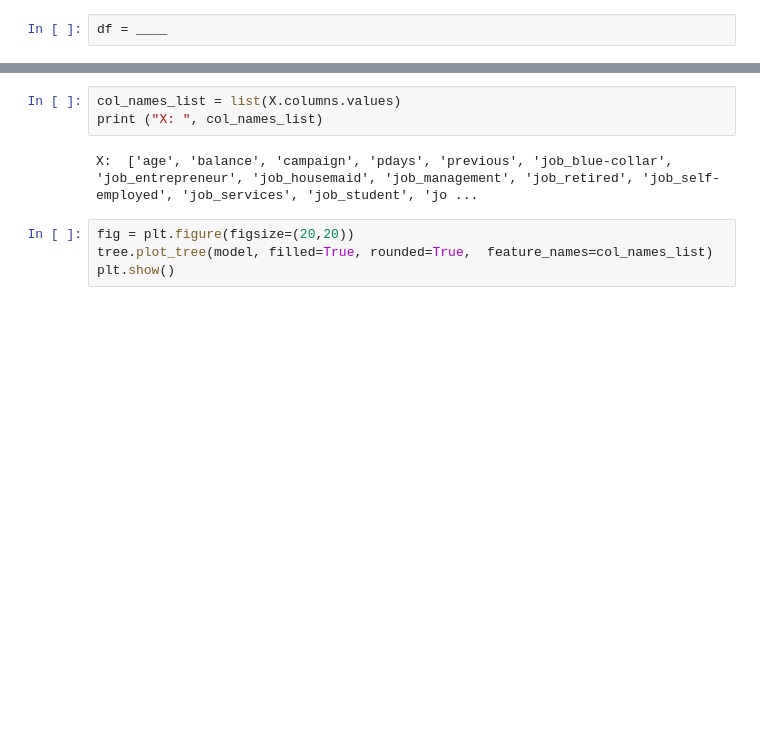
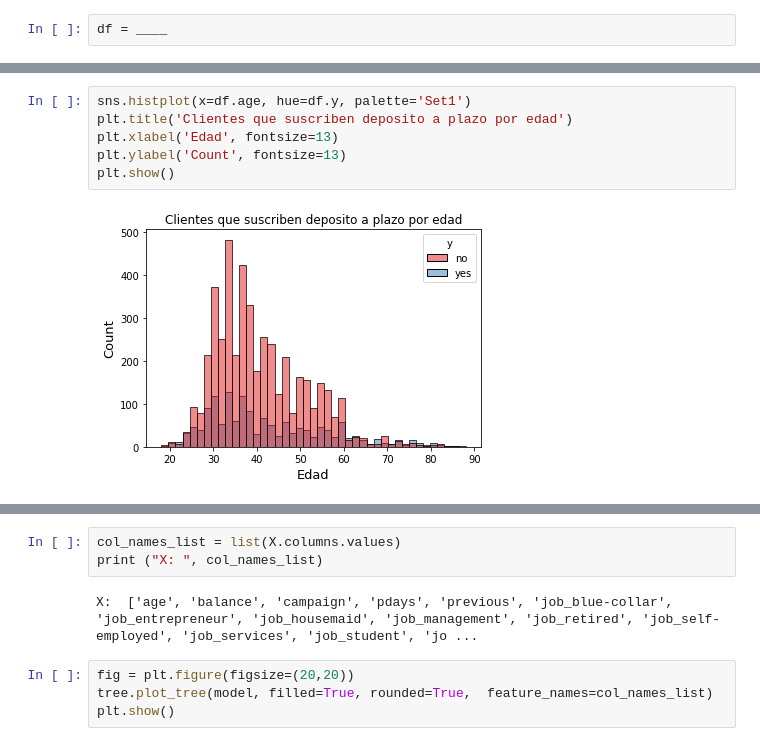
Before and after one commit to mayait/ClaseAnalisisDatos, a Jupyter notebook: DesitionTree/Desition_Tree_2.0.ipynb, the cells around one changed output, grey strips where cells are left out. Saved outputs shown, nothing was run; the diff lists cells and outputs as text; blank space fills up the shorter version.

```diff
--- a/DesitionTree/Desition_Tree_2.0.ipynb
+++ b/DesitionTree/Desition_Tree_2.0.ipynb
@@ -314,0 +185,8 @@ DecisionTreeClassifier(max_depth=4, max_leaf_nodes=5)
+# %%
+sns.histplot(x=df.age, hue=df.y, palette='Set1')
+plt.title('Clientes que suscriben deposito a plazo por edad')
+plt.xlabel('Edad', fontsize=13)
+plt.ylabel('Count', fontsize=13)
+plt.show()
+# %% [output]
+[figure, added]
```
Also changed, not shown: parts of 55 cells of this notebook.
